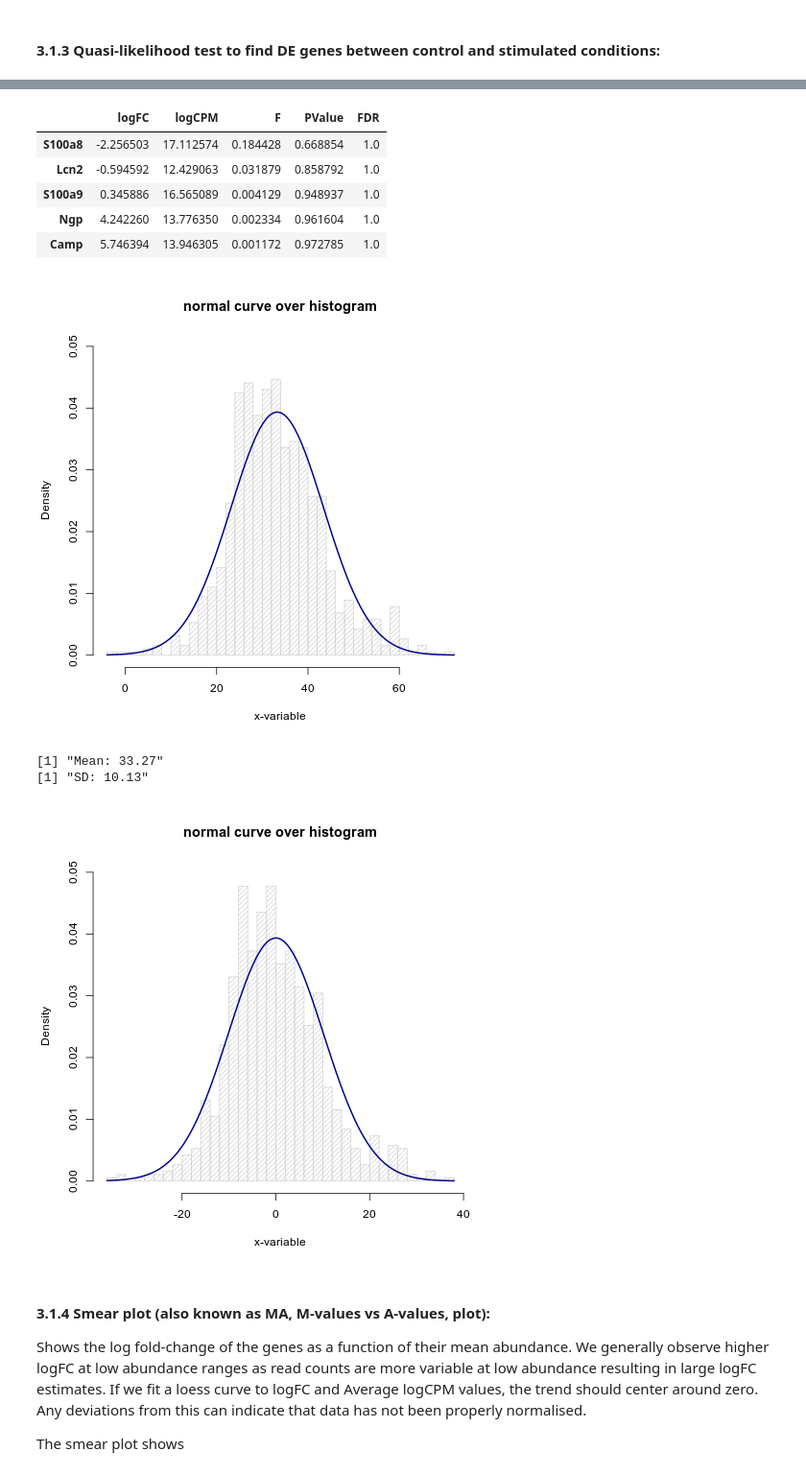
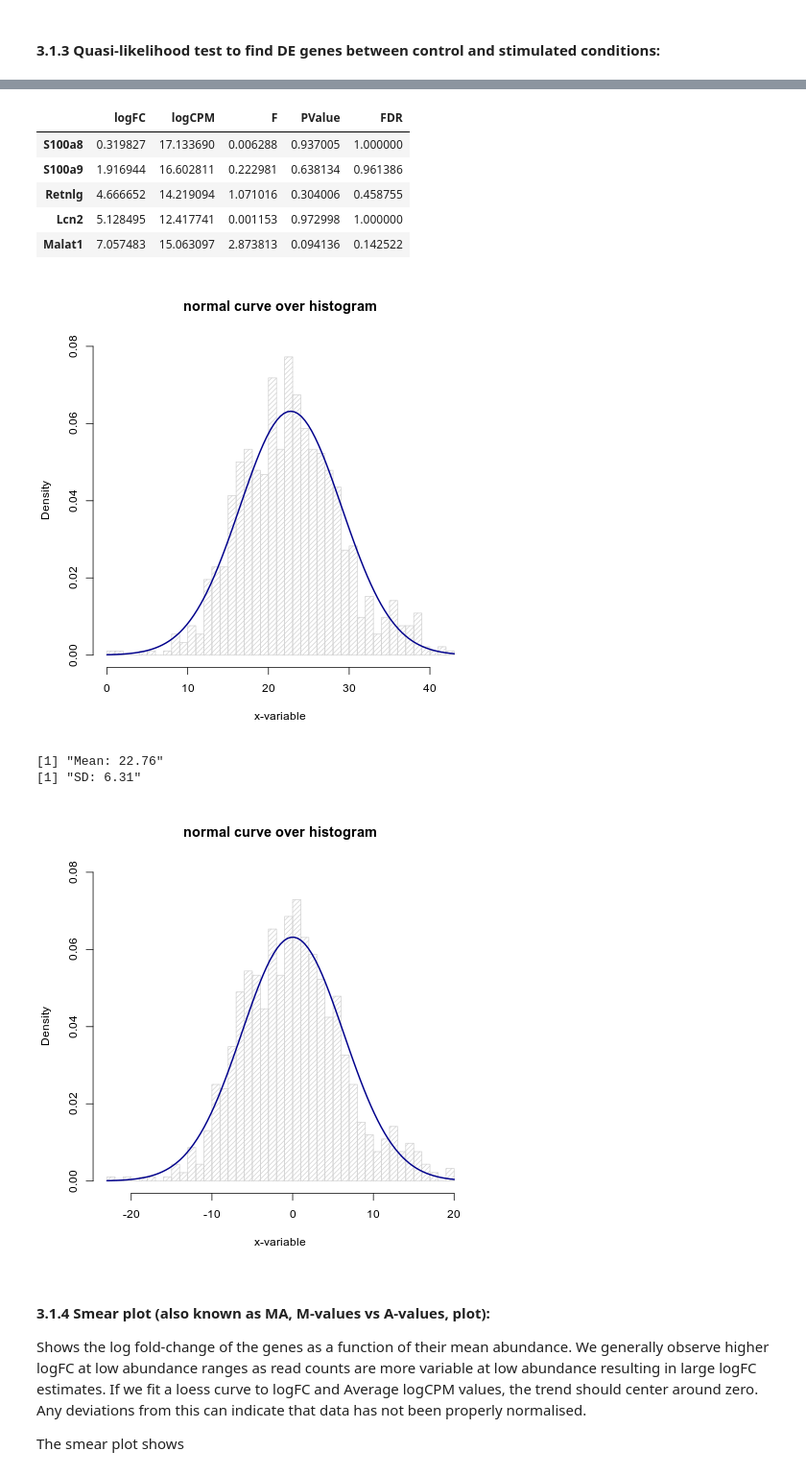
Before and after one commit to lueckenlab/masterpraktikum_fibrosis_atlas, a Jupyter notebook: notebooks/differential_gene_expression_analysis/DiffEx_edgeR_py.ipynb, the cells around one changed output, grey strips where cells are left out. Shown at 96% size. Saved outputs shown, nothing was run; the diff lists cells and outputs as text; code cells hidden in the pictures.

```diff
--- a/notebooks/differential_gene_expression_analysis/DiffEx_edgeR_py.ipynb
+++ b/notebooks/differential_gene_expression_analysis/DiffEx_edgeR_py.ipynb
@@ -190,7 +189,7 @@ colnames(y_Neutrophils$design)
 %%R -o tt_Neutrophils
 # myContrast_Neutrophils <- makeContrasts('group_asbestos.Neutrophils-group_bleomycin.Neutrophils-group_nintedanib.Neutrophils-group_saline.Neutrophils-group_untreated.Neutrophils',
                                         #levels = y_Neutrophils$design)
-myContrast_Neutrophils <- makeContrasts('group_asbestos.Neutrophils-group_bleomycin.Neutrophils-group_nintedanib.Neutrophils-group_saline.Neutrophils-group_untreated.Neutrophils',
+myContrast_Neutrophils <- makeContrasts('group_asbestos.Neutrophils-group_bleomycin.Neutrophils-group_saline.Neutrophils-group_untreated.Neutrophils',
                                         levels = y_Neutrophils$design)
 qlf_Neutrophils <- glmQLFTest(fit_Neutrophils, contrast=myContrast_Neutrophils)
 # get all of the DE genes and calculate Benjamini-Hochberg adjusted FDR
@@ -213,11 +212,11 @@ tt_Neutrophils.sort_values('logFC', ascending=False)[:5]   # genes with the high
 tt_Neutrophils.sort_values('logFC')[:5]   # genes with the lowest logFC
 # %% [output]
 |  | logFC | logCPM | F | PValue | FDR |
-| S100a8 | -2.256503 | 17.112574 | 0.184428 | 0.668854 | 1.0 |
-| Lcn2 | -0.594592 | 12.429063 | 0.031879 | 0.858792 | 1.0 |
-| S100a9 | 0.345886 | 16.565089 | 0.004129 | 0.948937 | 1.0 |
-| Ngp | 4.242260 | 13.776350 | 0.002334 | 0.961604 | 1.0 |
-| Camp | 5.746394 | 13.946305 | 0.001172 | 0.972785 | 1.0 |
+| S100a8 | 0.319827 | 17.133690 | 0.006288 | 0.937005 | 1.000000 |
+| S100a9 | 1.916944 | 16.602811 | 0.222981 | 0.638134 | 0.961386 |
+| Retnlg | 4.666652 | 14.219094 | 1.071016 | 0.304006 | 0.458755 |
+| Lcn2 | 5.128495 | 12.417741 | 0.001153 | 0.972998 | 1.000000 |
+| Malat1 | 7.057483 | 15.063097 | 2.873813 | 0.094136 | 0.142522 |
 # %%
 %%R
 
@@ -225,31 +224,31 @@ g = tt_Neutrophils$logFC
 m<-mean(g)
 std<-sqrt(var(g))
 hist(g, density=20, breaks=50, prob=TRUE,
-     xlab="x-variable", ylim=c(0, 0.05),
+     xlab="x-variable", ylim=c(0, 0.08),
      main="normal curve over histogram")
 curve(dnorm(x, mean=m, sd=std),
       col="darkblue", lwd=2, add=TRUE, yaxt="n")
 # %% [output]
-[figure, old version]
+[figure, new version]
 # %%
 %%R
 print(paste0("Mean: ", round(mean(tt_Neutrophils$logFC), 2)))
 print(paste0("SD: ", round(sqrt(var(tt_Neutrophils$logFC)), 2)))
 # %% [output]
-[1] "Mean: 33.27"
-[1] "SD: 10.13"
+[1] "Mean: 22.76"
+[1] "SD: 6.31"
 # %%
 %%R
 g2 <- tt_Neutrophils$logFC - mean(tt_Neutrophils$logFC)
 m2<-mean(g2)
 std2<-sqrt(var(g2))
 hist(g2, density=20, breaks=50, prob=TRUE,
-     xlab="x-variable", ylim=c(0, 0.05),
+     xlab="x-variable", ylim=c(0, 0.08),
      main="normal curve over histogram")
 curve(dnorm(x, mean=m2, sd=std2),
       col="darkblue", lwd=2, add=TRUE, yaxt="n")
 # %% [output]
-[figure, old version]
+[figure, new version]
 # %% [markdown]
 #### 3.1.4 Smear plot (also known as MA, M-values vs A-values, plot):
 
```
Also changed, not shown: parts of 41 cells of this notebook, 1 other file.
